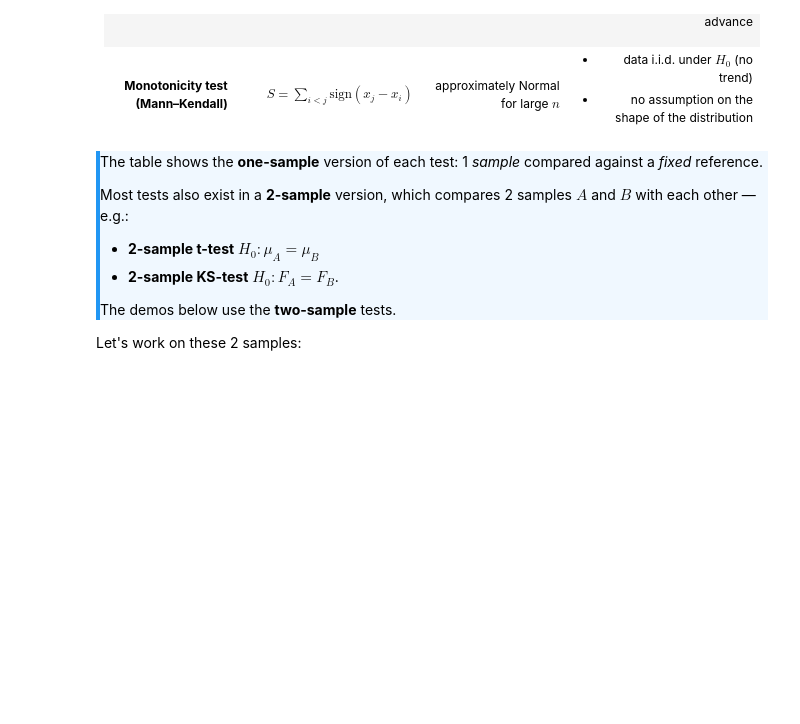
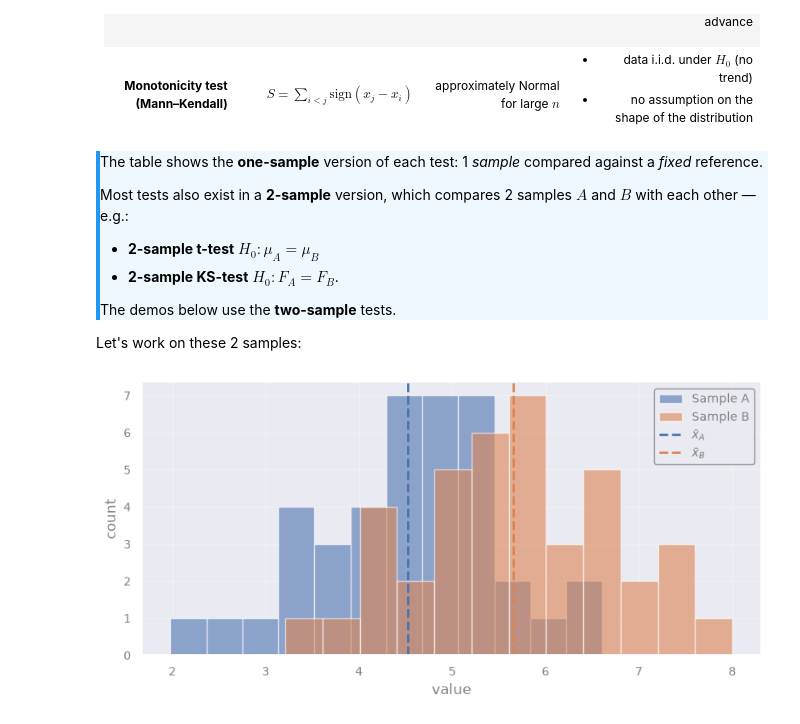
Before and after one commit to AstroStat-Academy/astrostat-school-7, a Jupyter notebook: Hypothesis_Testing/Hypothesis_Testing.ipynb, the cells around one changed output. Drawn from its saved outputs; the diff is of its cells as text; code cells hidden in the pictures; blank space fills up the shorter version.

```diff
--- a/Hypothesis_Testing/Hypothesis_Testing.ipynb
+++ b/Hypothesis_Testing/Hypothesis_Testing.ipynb
@@ -436,3 +436,18 @@ The demos below use the **two-sample** tests.
 </div>
 
 Let's work on these 2 samples:
+# %%
+rng = np.random.default_rng(seed=7)
+X_a = rng.normal(loc=5.0, scale=1.2, size=40)
+X_b = rng.normal(loc=5.6, scale=1.2, size=40)
+
+plt.hist(X_a, bins=12, alpha=0.6, label="Sample A")
+plt.hist(X_b, bins=12, alpha=0.6, label="Sample B")
+plt.axvline(X_a.mean(), ls="--", color="C0", label=r"$\bar{x}_A$")
+plt.axvline(X_b.mean(), ls="--", color="C1", label=r"$\bar{x}_B$")
+plt.xlabel("value")
+plt.ylabel("count")
+plt.legend()
+plt.show()
+# %% [output]
+[figure, added]
```
Also changed, not shown: parts of 18 cells of this notebook.
